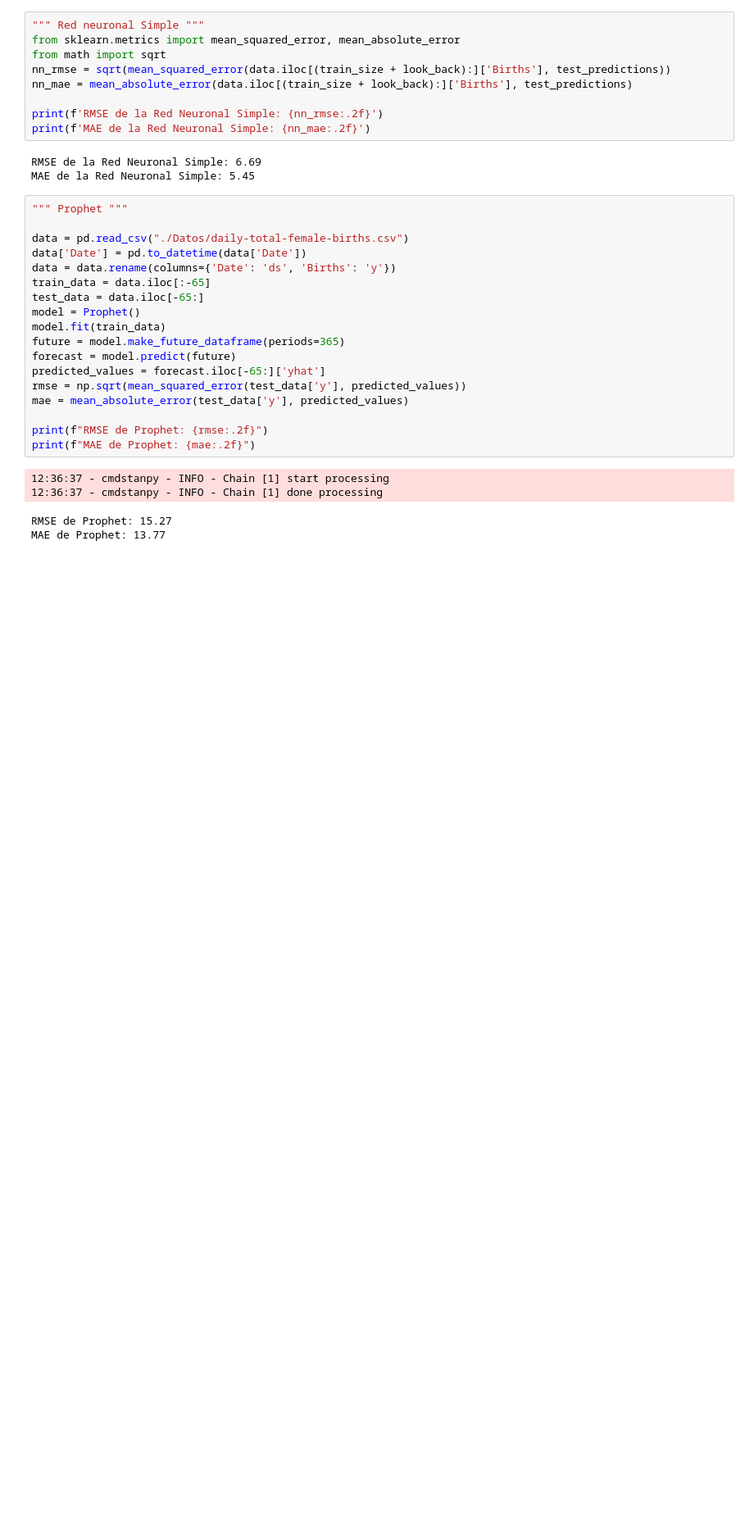
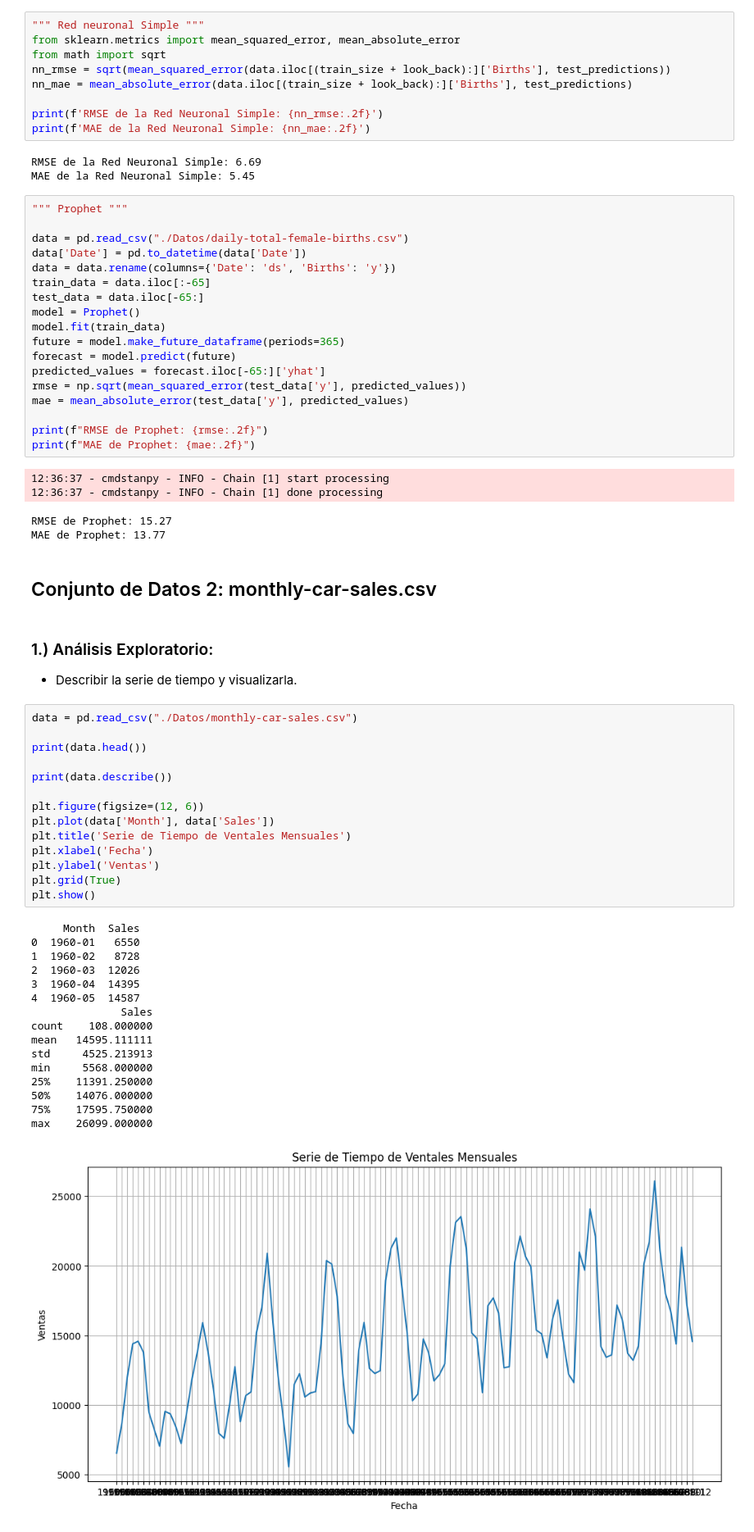
Before and after one commit to GabrielVicente-GT/CC3084_Laboratorio3, a Jupyter notebook: Lab3.ipynb, the cells around one changed output. Shown at 82% size. Drawn from its saved outputs; the diff is of its cells as text; blank space fills up the shorter version.

Commit message:
Conjunto de Datos 2

```diff
--- a/Lab3.ipynb
+++ b/Lab3.ipynb
@@ -345,3 +345,39 @@ print(f"MAE de Prophet: {mae:.2f}")
 12:36:37 - cmdstanpy - INFO - Chain [1] done processing
 RMSE de Prophet: 15.27
 MAE de Prophet: 13.77
+# %% [markdown]
+## Conjunto de Datos 2: monthly-car-sales.csv
+# %% [markdown]
+### 1.) Análisis Exploratorio:
+* Describir la serie de tiempo y visualizarla.
+# %%
+data = pd.read_csv("./Datos/monthly-car-sales.csv")
+
+print(data.head())
+
+print(data.describe())
+
+plt.figure(figsize=(12, 6))
+plt.plot(data['Month'], data['Sales'])
+plt.title('Serie de Tiempo de Ventales Mensuales')
+plt.xlabel('Fecha')
+plt.ylabel('Ventas')
+plt.grid(True)
+plt.show()
+# %% [output]
+     Month  Sales
+0  1960-01   6550
+1  1960-02   8728
+2  1960-03  12026
+3  1960-04  14395
+4  1960-05  14587
+              Sales
+count    108.000000
+mean   14595.111111
+std     4525.213913
+min     5568.000000
+25%    11391.250000
+50%    14076.000000
+75%    17595.750000
+max    26099.000000
+[figure, added]
```
Also changed, not shown: parts of 16 cells of this notebook.
